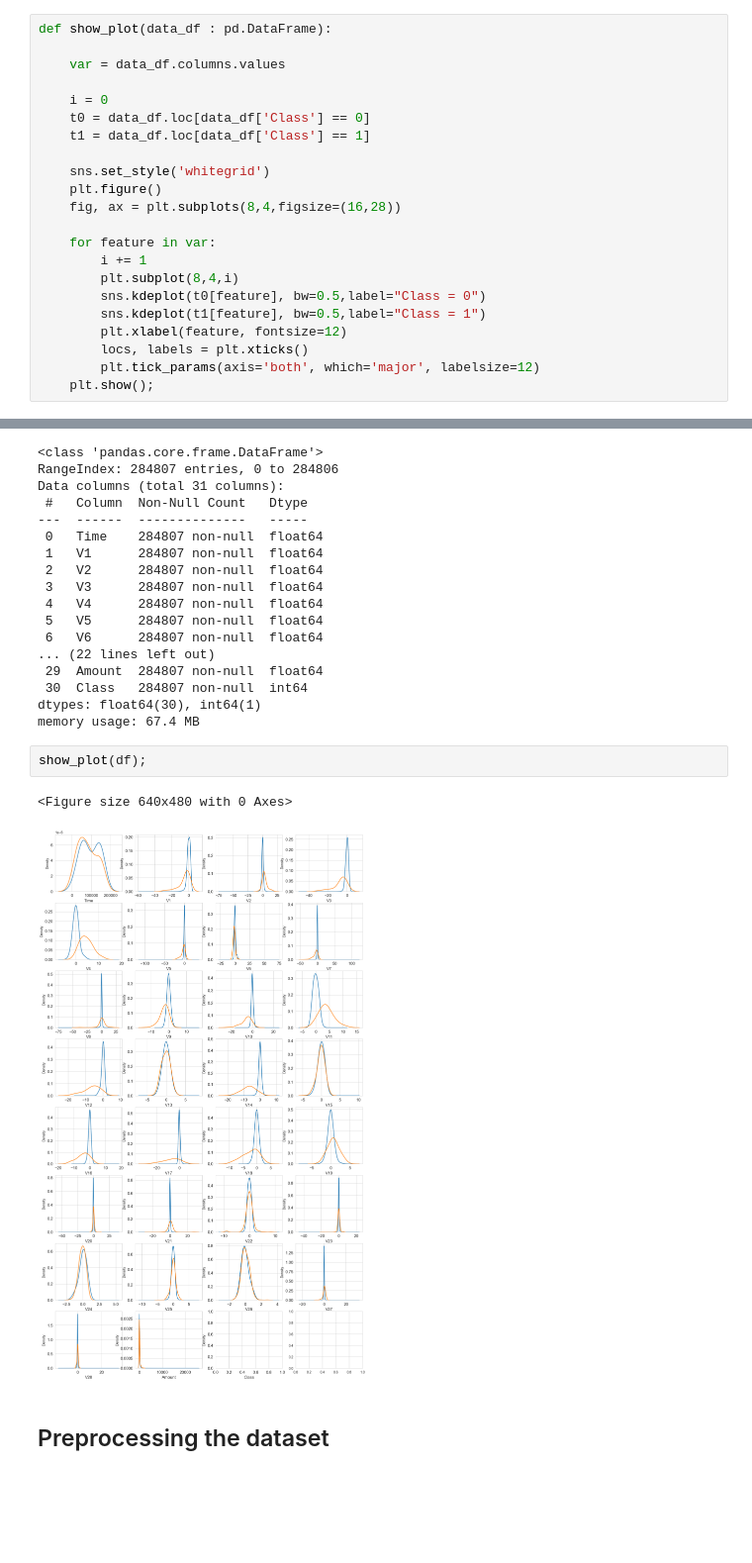
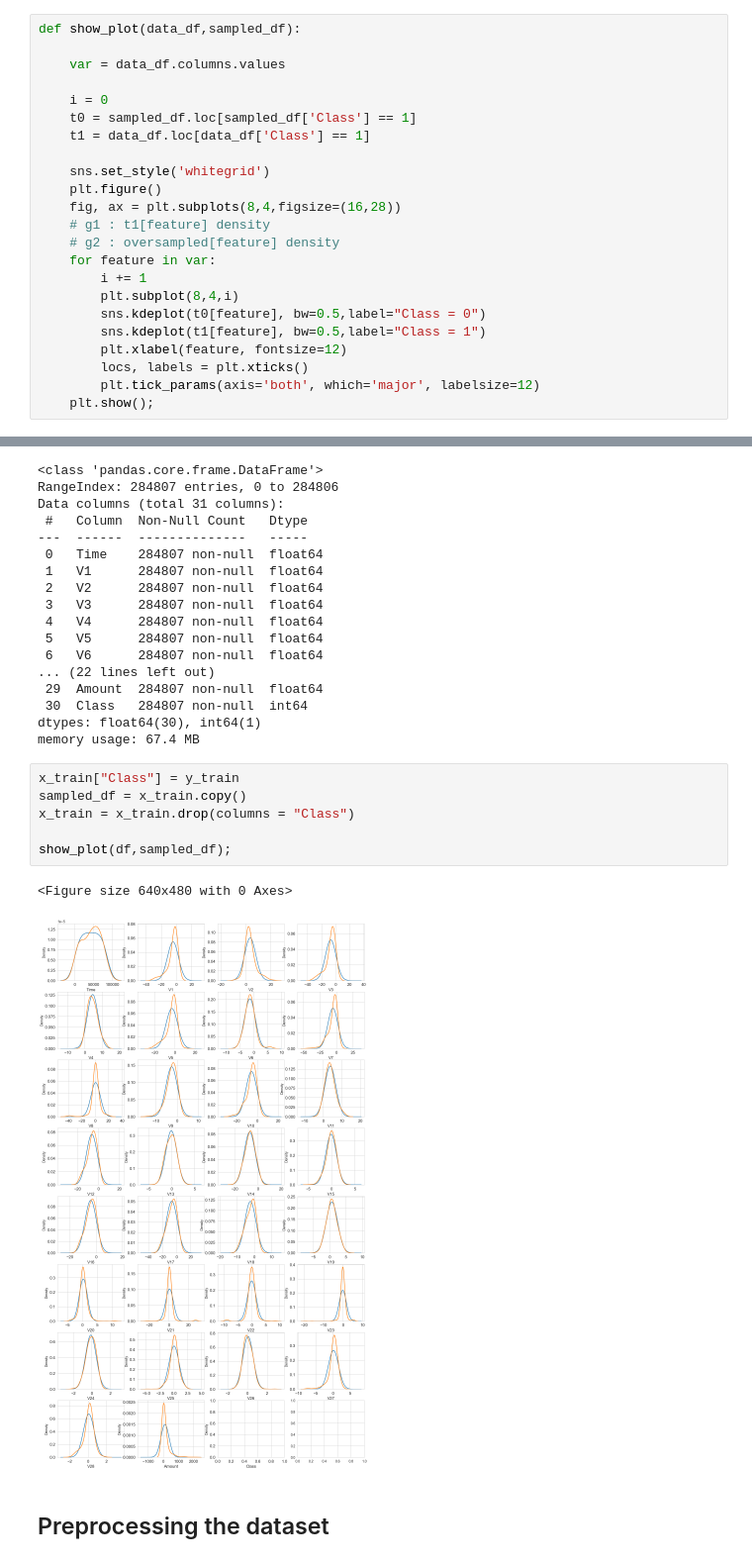
Before and after one commit to RalphLafa/SNU-Bigdata-Fintech, a Jupyter notebook: Machine-learning/Oversampling.ipynb, the cells around one changed output, grey strips where cells are left out. Shown at 99% size. Saved outputs shown, nothing was run; the diff lists cells and outputs as text; blank space fills up the shorter version.

```diff
--- a/Machine-learning/Oversampling.ipynb
+++ b/Machine-learning/Oversampling.ipynb
@@ -23,18 +23,19 @@ np.random.seed(43)
 warnings.filterwarnings('ignore')
 %matplotlib inline
 # %%
-def show_plot(data_df : pd.DataFrame):
+def show_plot(data_df,sampled_df):
 
     var = data_df.columns.values
 
     i = 0
-    t0 = data_df.loc[data_df['Class'] == 0]
+    t0 = sampled_df.loc[sampled_df['Class'] == 1]
     t1 = data_df.loc[data_df['Class'] == 1]
 
     sns.set_style('whitegrid')
     plt.figure()
     fig, ax = plt.subplots(8,4,figsize=(16,28))
-
+    # g1 : t1[feature] density
+    # g2 : oversampled[feature] density
     for feature in var:
         i += 1
         plt.subplot(8,4,i)
@@ -210,11 +211,15 @@ Data columns (total 31 columns):
  30  Class   284807 non-null  int64
 dtypes: float64(30), int64(1)
 memory usage: 67.4 MB
-# %%
-show_plot(df);
-# %% [output]
-<Figure size 640x480 with 0 Axes>
-[figure, removed]
+# %%
+x_train["Class"] = y_train
+sampled_df = x_train.copy()
+x_train = x_train.drop(columns = "Class")
+
+show_plot(df,sampled_df);
+# %% [output]
+<Figure size 640x480 with 0 Axes>
+[figure, added]
 # %% [markdown]
 ## Preprocessing the dataset
 # %%
```
Also changed, not shown: parts of 5 cells of this notebook, 3 other files.
